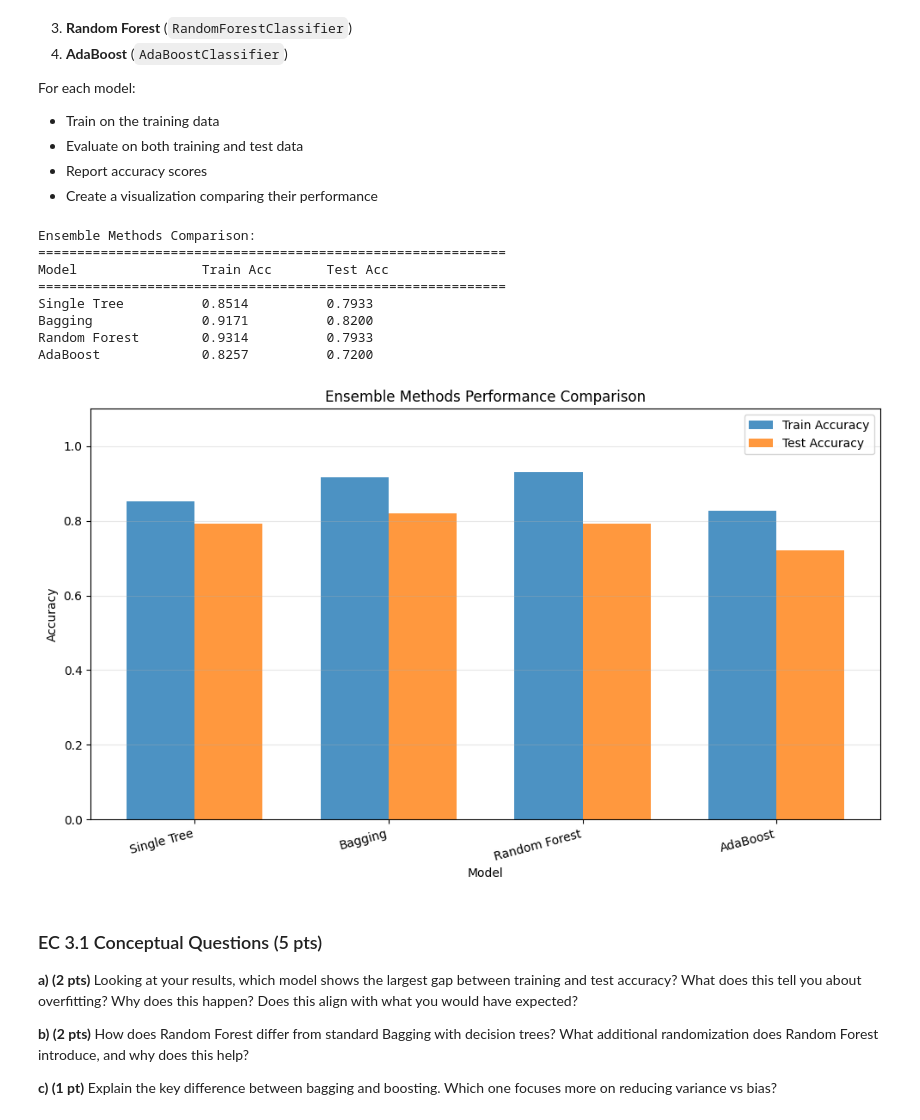
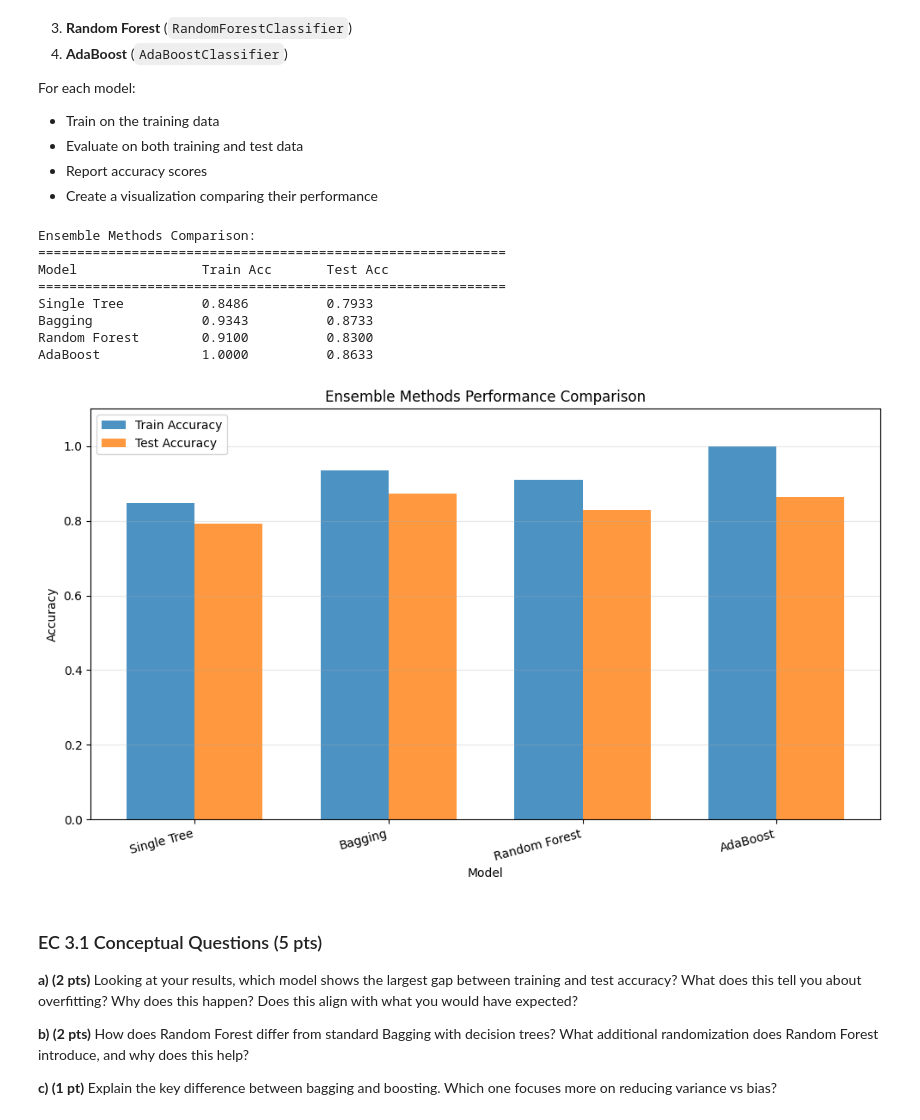
Before and after one commit to zohairshafi/zohairshafi.github.io, a Jupyter notebook: pages/lectures/HW4_Notebook_Solved.ipynb, the cells around one changed output. Cells and saved outputs as stored; diff of their text form; code cells hidden in the pictures.

```diff
--- a/pages/lectures/HW4_Notebook_Solved.ipynb
+++ b/pages/lectures/HW4_Notebook_Solved.ipynb
@@ -874,10 +874,10 @@ from sklearn.datasets import make_classification
 from sklearn.model_selection import train_test_split
 
 X_ec, y_ec = make_classification(
-    n_samples=500,
-    n_features=10,
-    n_informative=8,
-    n_redundant=2,
+    n_samples=1000,
+    n_features=20,
+    n_informative=7,
+    n_redundant=3,
     n_classes=2,
     flip_y=0.1,  # Add some label noise
     random_state=42
@@ -930,6 +930,12 @@ from sklearn.ensemble import BaggingClassifier, RandomForestClassifier, AdaBoost
 ########## SOLUTION ###########################
 ################################################
 
+MAX_DEPTH = 5
+N_ESTIMATORS = 50
+adaboost_algorithm = 'SAMME'  # Use SAMME for discrete AdaBoost (decision stumps)
+random_state = 42
+
+
 # Store results in dictionaries for comparison
 results = {
     'Single Tree': {},
@@ -939,7 +945,7 @@ results = {
 }
 
 # 1. Single Decision Tree
-tree_single = DecisionTreeClassifier(max_depth=5, random_state=42)
+tree_single = DecisionTreeClassifier(max_depth=MAX_DEPTH, random_state=random_state)
 tree_single.fit(X_train_ec, y_train_ec)
 
 results['Single Tree']['train'] = tree_single.score(X_train_ec, y_train_ec)
@@ -947,9 +953,9 @@ results['Single Tree']['test'] = tree_single.score(X_test_ec, y_test_ec)
 
 # 2. Bagging Classifier
 bagging = BaggingClassifier(
-    base_estimator=DecisionTreeClassifier(max_depth=5),
-    n_estimators=50,
-    random_state=42
+    base_estimator=DecisionTreeClassifier(max_depth=MAX_DEPTH),
+    n_estimators=N_ESTIMATORS,
+    random_state=random_state
 )
 bagging.fit(X_train_ec, y_train_ec)
 
@@ -958,9 +964,9 @@ results['Bagging']['test'] = bagging.score(X_test_ec, y_test_ec)
 
 # 3. Random Forest
 rf = RandomForestClassifier(
-    n_estimators=50,
-    max_depth=5,
-    random_state=42
+    n_estimators=N_ESTIMATORS,
+    max_depth=MAX_DEPTH,
+    random_state=random_state
 )
 rf.fit(X_train_ec, y_train_ec)
 
@@ -969,10 +975,10 @@ results['Random Forest']['test'] = rf.score(X_test_ec, y_test_ec)
 
 # 4. AdaBoost
 ada = AdaBoostClassifier(
-    base_estimator=DecisionTreeClassifier(max_depth=1),  # Decision stumps
-    n_estimators=50,
-    random_state=42,
-    algorithm='SAMME'
+    base_estimator=DecisionTreeClassifier(max_depth=MAX_DEPTH),  # Decision stumps
+    n_estimators=N_ESTIMATORS,
+    random_state=random_state,
+    algorithm=adaboost_algorithm
 )
 ada.fit(X_train_ec, y_train_ec)
 
@@ -992,38 +998,38 @@ for model_name, scores in results.items():
     print(f'{model_name:<20} {scores["train"]:<15.4f} {scores["test"]:<15.4f}')
 
 # Visualize comparison
 fig, ax = plt.subplots(figsize=(10, 6))
 model_names = list(results.keys())
 train_accs = [results[m]['train'] for m in model_names]
 test_accs = [results[m]['test'] for m in model_names]
 
 x = np.arange(len(model_names))
 width = 0.35
 
 ax.bar(x - width/2, train_accs, width, label='Train Accuracy', alpha=0.8)
 ax.bar(x + width/2, test_accs, width, label='Test Accuracy', alpha=0.8)
 
 ax.set_xlabel('Model')
 ax.set_ylabel('Accuracy')
 ax.set_title('Ensemble Methods Performance Comparison')
 ax.set_xticks(x)
 ax.set_xticklabels(model_names, rotation=15, ha='right')
 ax.legend()
 ax.set_ylim([0, 1.1])
 ax.grid(axis='y', alpha=0.3)
 
 plt.tight_layout()
 plt.show()
 # %% [output]
 Ensemble Methods Comparison:
 ============================================================
 Model                Train Acc       Test Acc
 ============================================================
-Single Tree          0.8514          0.7933
-Bagging              0.9171          0.8200
-Random Forest        0.9314          0.7933
-AdaBoost             0.8257          0.7200
+Single Tree          0.8486          0.7933
+Bagging              0.9343          0.8733
+Random Forest        0.9100          0.8300
+AdaBoost             1.0000          0.8633
-[figure, old version]
+[figure, new version]
 # %% [markdown]
 ### EC 3.1 Conceptual Questions (5 pts)
 
```
Also changed, not shown: parts of 12 cells of this notebook, 1 other file.
